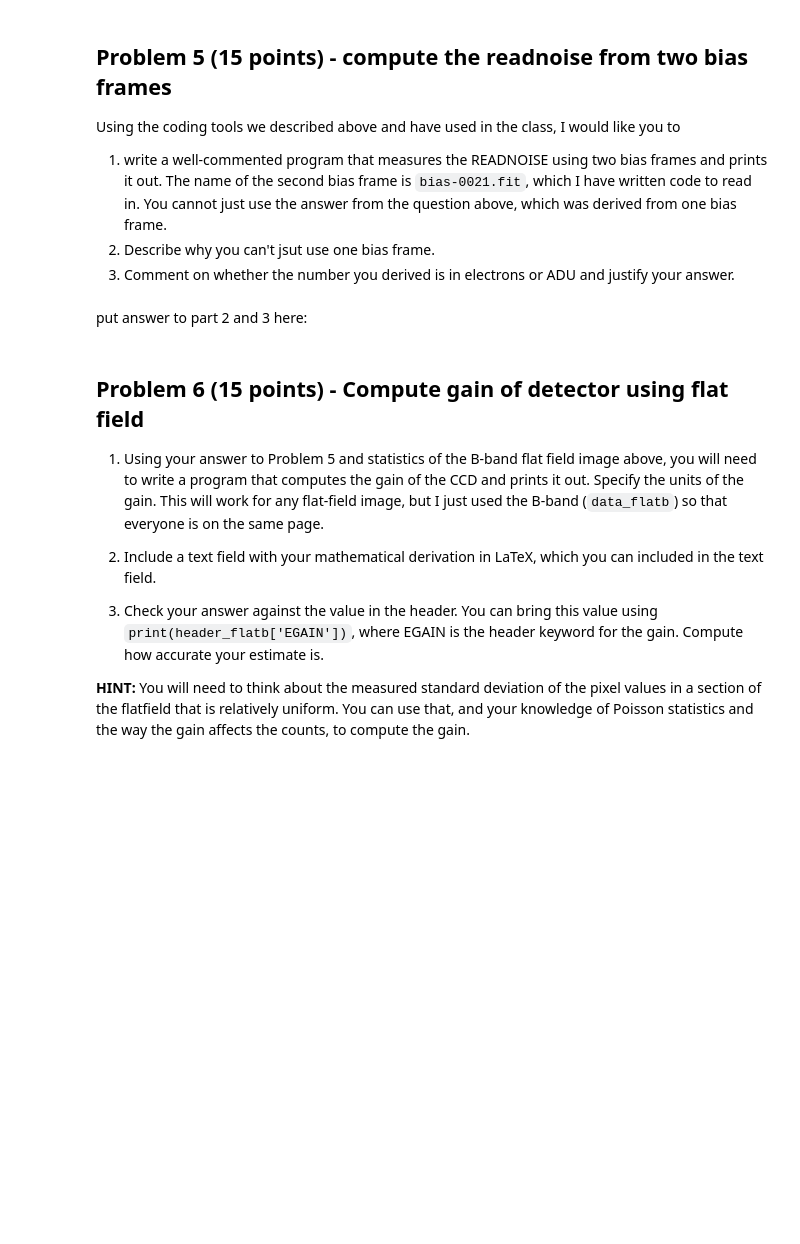
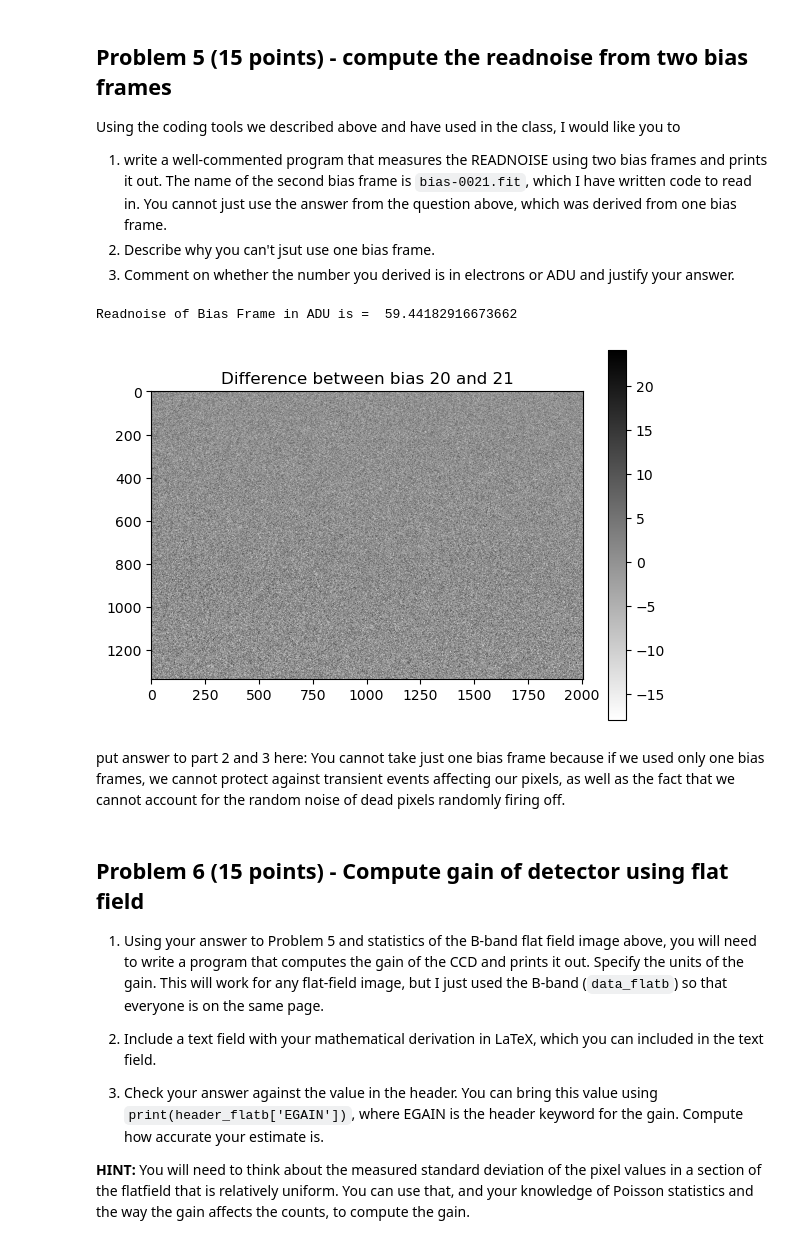
Before and after one commit to Colouss/Reductionproject_Student, a Jupyter notebook: characterize_CCD_student.ipynb, the cells around one changed output. Cells and saved outputs as stored; diff of their text form; code cells hidden in the pictures; blank space fills up the shorter version.

```diff
--- a/characterize_CCD_student.ipynb
+++ b/characterize_CCD_student.ipynb
@@ -172,19 +171,23 @@ Using the coding tools we described above and have used in the class, I would li
 # %%
 #read in the other bias image
 data_bias2,header_bias2 = fits.getdata("bias-0021.fit",header=True)
-
 #convert both arrays to floating point arrays.  This is needed to make sure that
 #arithmetic operations will work as the images are otherwise positive definite (UNSIGNED) integers.
 data_bias1 = np.array(data_bias1,"f")
 data_bias2 = np.array(data_bias2,"f")
 
 #*******************
 #Your code here
-
-
-print("Readnoise of Bias Frame in ADU is = ", )
+biasdiff = data_bias1 - data_bias2 #calculate the difference of the bias frames
+biasdiffunc = math.sqrt((np.std(data_bias1))*(np.std(data_bias1)) + (np.std(data_bias2))*(np.std(data_bias2))) #calculate the uncertainty of the combined difference of the biases
+imdisplay(biasdiff)
+plt.title("Difference between bias 20 and 21")
+print("Readnoise of Bias Frame in ADU is = ", biasdiffunc)
+# %% [output]
+Readnoise of Bias Frame in ADU is =  59.44182916673662
+[figure, added]
-# %% [markdown]
-put answer to part 2 and 3 here:
+# %% [markdown]
+put answer to part 2 and 3 here: You cannot take just one bias frame because if we used only one bias frames, we cannot protect against transient events affecting our pixels, as well as the fact that we cannot account for the random noise of dead pixels randomly firing off.
 # %% [markdown]
 ## Problem 6 (15 points) - Compute gain of detector using flat field
 1. Using your answer to Problem 5 and statistics of the B-band flat field image above, you will need to write a program that computes the gain of the CCD and prints it out.  Specify the units of the gain.  This will work for any flat-field image, but I just used the B-band (`data_flatb`) so that everyone is on the same page.
```
Also changed, not shown: parts of 8 cells of this notebook.
